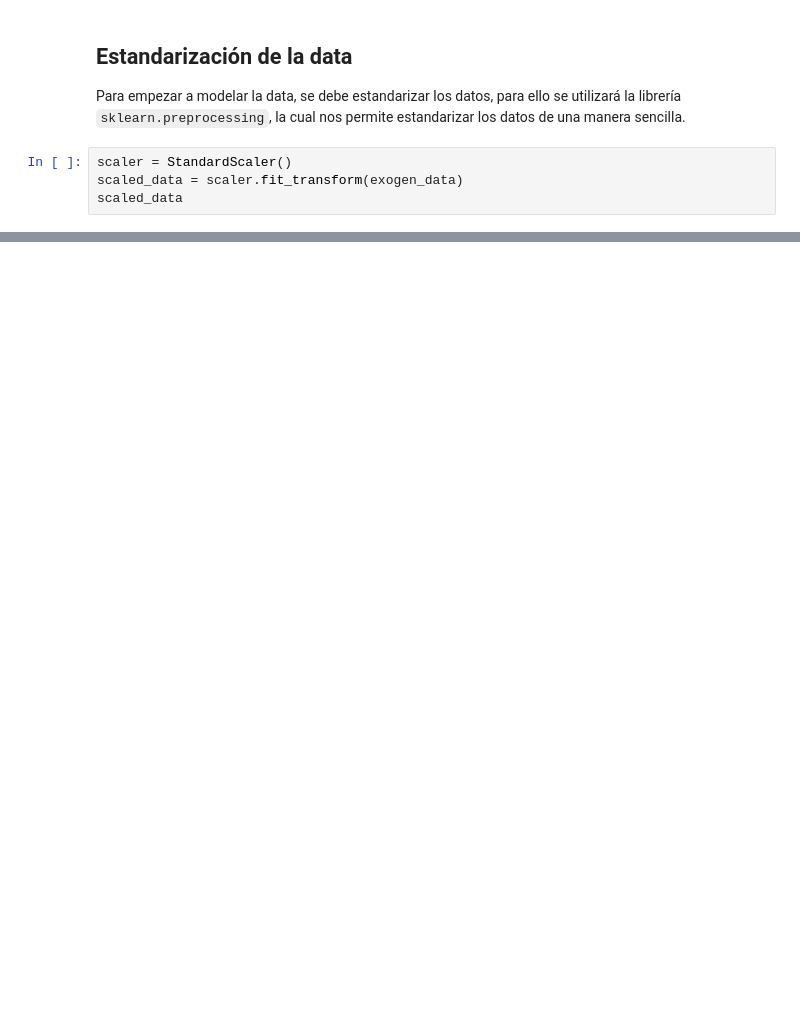
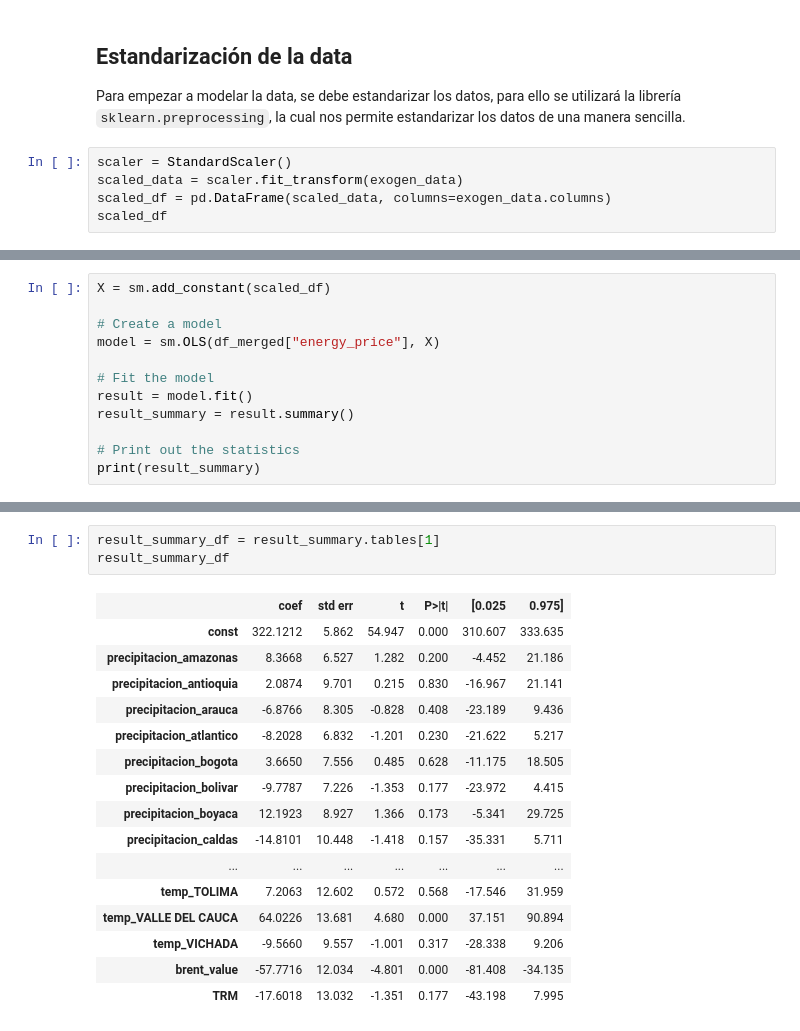
Before and after one commit to maestria-ds-eafit/Proyecto-Integrador-Semestre1, a Jupyter notebook: python-notebooks/TablesJoined.ipynb, the cells around one changed output, grey strips where cells are left out. Saved outputs shown, nothing was run; the diff lists cells and outputs as text; blank space fills up the shorter version.

```diff
--- a/python-notebooks/TablesJoined.ipynb
+++ b/python-notebooks/TablesJoined.ipynb
@@ -77,5 +83,6 @@ Para empezar a modelar la data, se debe estandarizar los datos, para ello se uti
 # %%
 scaler = StandardScaler()
 scaled_data = scaler.fit_transform(exogen_data)
-scaled_data
+scaled_df = pd.DataFrame(scaled_data, columns=exogen_data.columns)
+scaled_df
 # %% [output]
@@ -104,0 +158,12 @@ AttributeError: 'numpy.ndarray' object has no attribute 'cov'
+# %%
+X = sm.add_constant(scaled_df)
+
+# Create a model
+model = sm.OLS(df_merged["energy_price"], X)
+
+# Fit the model
+result = model.fit()
+result_summary = result.summary()
+
+# Print out the statistics
+print(result_summary)
@@ -104,0 +188,20 @@ AttributeError: 'numpy.ndarray' object has no attribute 'cov'
+# %%
+result_summary_df = result_summary.tables[1]
+result_summary_df
+# %% [output]
+|  | coef | std err | t | P>|t| | [0.025 | 0.975] |
+| const | 322.1212 | 5.862 | 54.947 | 0.000 | 310.607 | 333.635 |
+| precipitacion_amazonas | 8.3668 | 6.527 | 1.282 | 0.200 | -4.452 | 21.186 |
+| precipitacion_antioquia | 2.0874 | 9.701 | 0.215 | 0.830 | -16.967 | 21.141 |
+| precipitacion_arauca | -6.8766 | 8.305 | -0.828 | 0.408 | -23.189 | 9.436 |
+| precipitacion_atlantico | -8.2028 | 6.832 | -1.201 | 0.230 | -21.622 | 5.217 |
+| precipitacion_bogota | 3.6650 | 7.556 | 0.485 | 0.628 | -11.175 | 18.505 |
+| precipitacion_bolivar | -9.7787 | 7.226 | -1.353 | 0.177 | -23.972 | 4.415 |
+| precipitacion_boyaca | 12.1923 | 8.927 | 1.366 | 0.173 | -5.341 | 29.725 |
+| precipitacion_caldas | -14.8101 | 10.448 | -1.418 | 0.157 | -35.331 | 5.711 |
+| ... | ... | ... | ... | ... | ... | ... |
+| temp_TOLIMA | 7.2063 | 12.602 | 0.572 | 0.568 | -17.546 | 31.959 |
+| temp_VALLE DEL CAUCA | 64.0226 | 13.681 | 4.680 | 0.000 | 37.151 | 90.894 |
+| temp_VICHADA | -9.5660 | 9.557 | -1.001 | 0.317 | -28.338 | 9.206 |
+| brent_value | -57.7716 | 12.034 | -4.801 | 0.000 | -81.408 | -34.135 |
+| TRM | -17.6018 | 13.032 | -1.351 | 0.177 | -43.198 | 7.995 |
```
Also changed, not shown: parts of 13 cells of this notebook, 2 other files.
